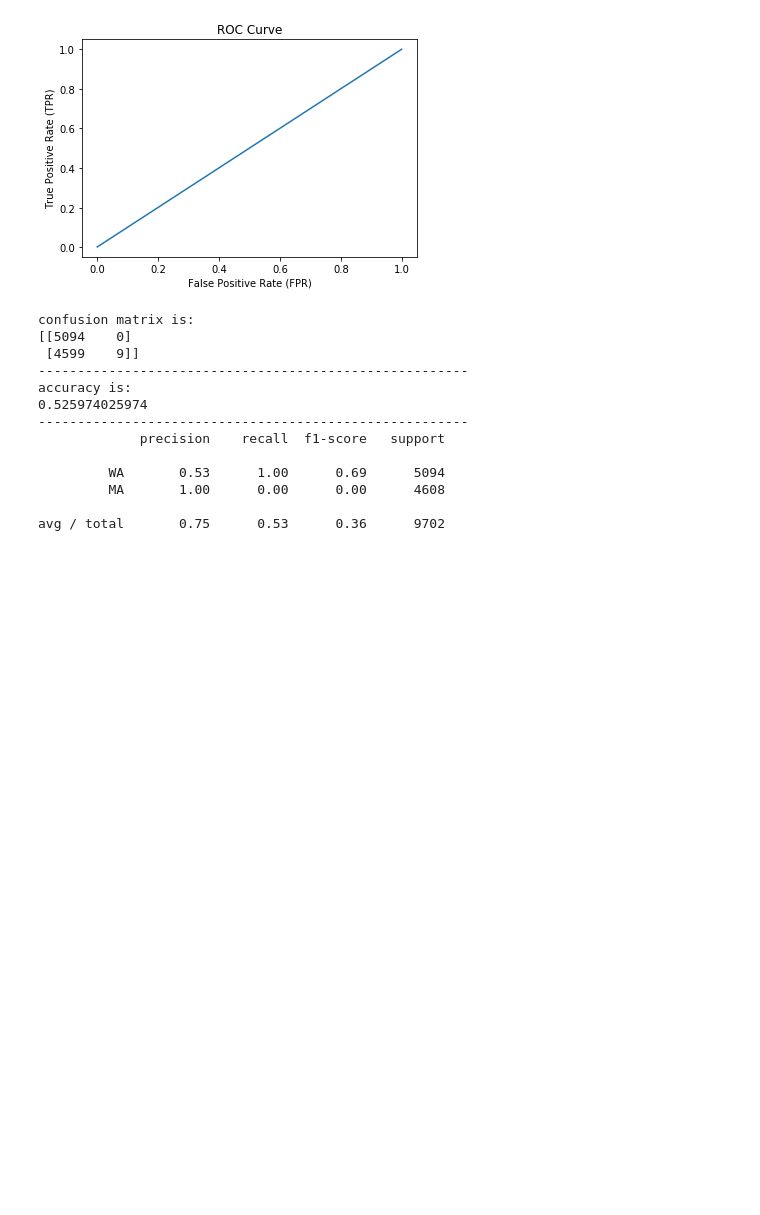
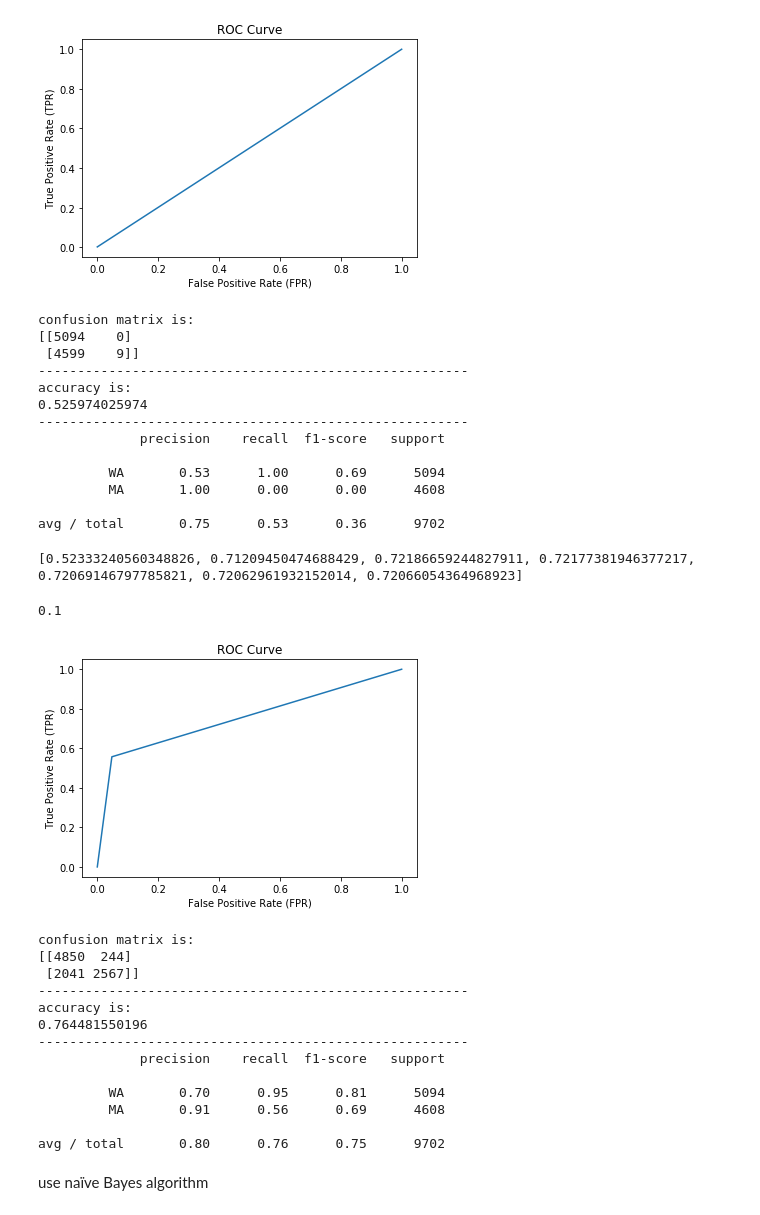
Before and after one commit to rczhen/EE219Project5, a Jupyter notebook: Project 5.ipynb, the cells around one changed output. Saved outputs shown, nothing was run; the diff lists cells and outputs as text; code cells hidden in the pictures; blank space fills up the shorter version.

```diff
--- a/Project 5.ipynb
+++ b/Project 5.ipynb
@@ -319,5 +321,34 @@ for k in knumber:
     svc.C=k
     this_scores = cross_val_score(svc, LSI, y, n_jobs=2)
     scores.append(np.mean(this_scores))
+# %%
+print (scores)
+# %% [output]
+[0.52333240560348826, 0.71209450474688429, 0.72186659244827911, 0.72177381946377217, 0.72069146797785821, 0.72062961932152014, 0.72066054364968923]
 # %%
 desiredknumber=knumber[np.argmax(scores)]
+# %%
+print (desiredknumber)
+# %% [output]
+0.1
+# %%
+classifier_desire = svm.SVC(kernel='linear', C=desiredknumber)
+# %%
+printusefulinfo(classifier_desire,X_train,y_train,X_test,y_test)
+# %% [output]
+[figure, added]
+confusion matrix is:
+[[4850  244]
+ [2041 2567]]
+-------------------------------------------------------
+accuracy is:
+0.764481550196
+-------------------------------------------------------
+             precision    recall  f1-score   support
+
+         WA       0.70      0.95      0.81      5094
+         MA       0.91      0.56      0.69      4608
+
+avg / total       0.80      0.76      0.75      9702
+# %% [markdown]
+use naïve Bayes algorithm
```
Also changed, not shown: parts of 6 cells of this notebook.
